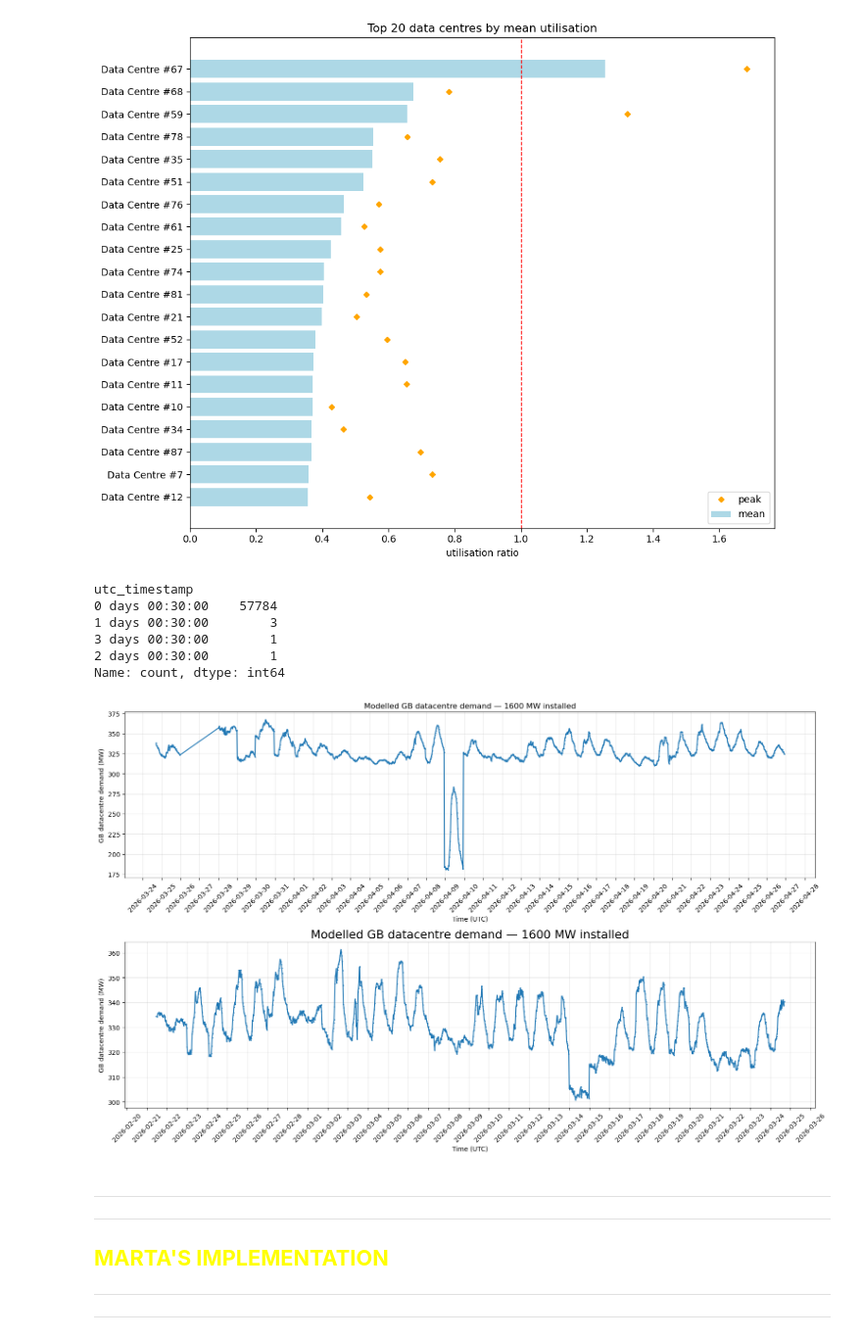
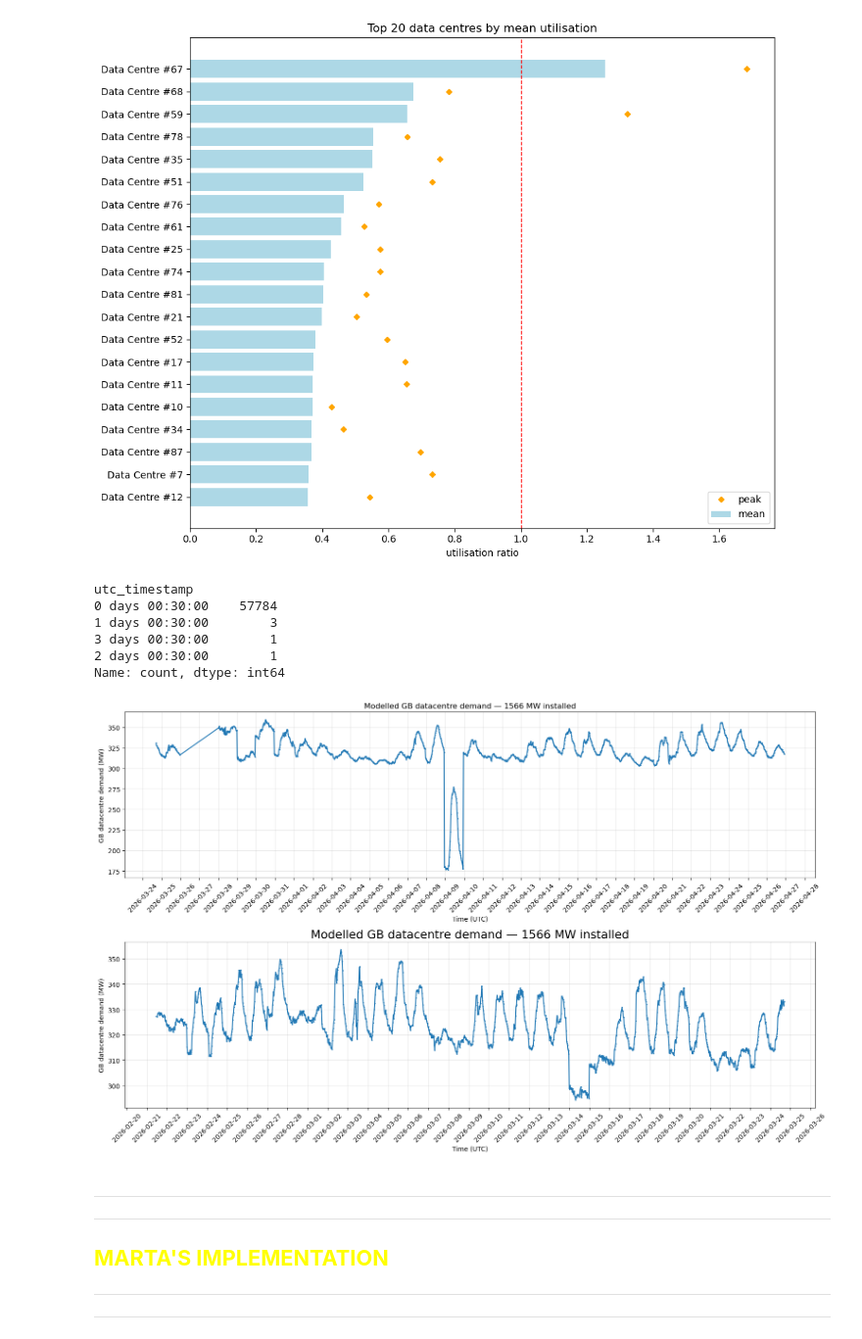
Before and after one commit to marta-uoe/PyPSA-GB-datacentres, a Jupyter notebook: notebooks/Martas_tests.ipynb, the cells around one changed output. Shown at 98% size. Cells and saved outputs as stored; diff of their text form; code cells hidden in the pictures.

```diff
--- a/notebooks/Martas_tests.ipynb
+++ b/notebooks/Martas_tests.ipynb
@@ -156,7 +156,7 @@ df[TIME] = pd.to_datetime(df[TIME], utc=True)
 demand_profile_per_dt = df.groupby(TIME)[UTIL].mean().sort_index()
 print(demand_profile_per_dt.index.to_series().diff().value_counts())
 # https://www.gov.uk/government/publications/estimate-of-data-centre-capacity-great-britain-2024/estimate-of-data-centre-capacity-great-britain-2024
-TOTAL_DC_CAPACITY = 1600 #in MW; 1.6 GW is the current GB capacity
+TOTAL_DC_CAPACITY = 1566 #in MW; 1.6 GW is the current GB capacity
 
 num_modelled_dc = 3
 num_dc = df[DC_NAME].nunique()
@@ -178,34 +178,34 @@ ax[0].set_ylabel("GB datacentre demand (MW)")
 ax[0].set_title(f"Modelled GB datacentre demand — {TOTAL_DC_CAPACITY} MW installed")
 ax[0].grid(True, alpha=0.3)
 ax[0].tick_params(axis="x", labelrotation=45)
 
 ax[0].xaxis.set_major_locator(mdates.DayLocator())
 ax[0].xaxis.set_major_formatter(mdates.DateFormatter("%Y-%m-%d"))
 
 
 
 ax[1].plot(dc_demand_mw_top_3000.index, dc_demand_mw_top_3000.values,
         marker="o",
         markersize=1)
 ax[1].set_xlabel("Time (UTC)")
 ax[1].set_ylabel("GB datacentre demand (MW)")
 ax[1].set_title(f"Modelled GB datacentre demand — {TOTAL_DC_CAPACITY} MW installed",fontsize=18)
 ax[1].grid(True, alpha=0.3)
 ax[1].tick_params(axis="x", labelrotation=45)
 
 ax[1].xaxis.set_major_locator(mdates.DayLocator())
 ax[1].xaxis.set_major_formatter(mdates.DateFormatter("%Y-%m-%d"))
 
 plt.tight_layout()
 plt.show()
 # %% [output]
 utc_timestamp
 0 days 00:30:00    57784
 1 days 00:30:00        3
 3 days 00:30:00        1
 2 days 00:30:00        1
 Name: count, dtype: int64
-[figure, old version]
+[figure, new version]
 # %% [markdown]
 ---
 ---
```
Also changed, not shown: parts of 22 cells of this notebook, 12 other files.
